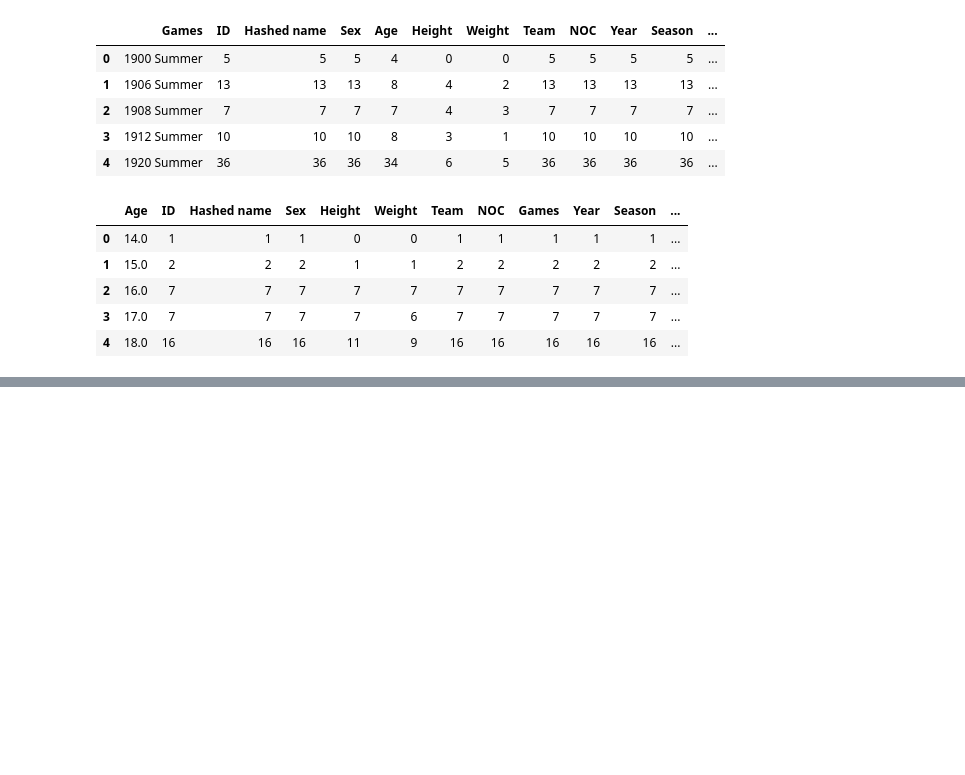
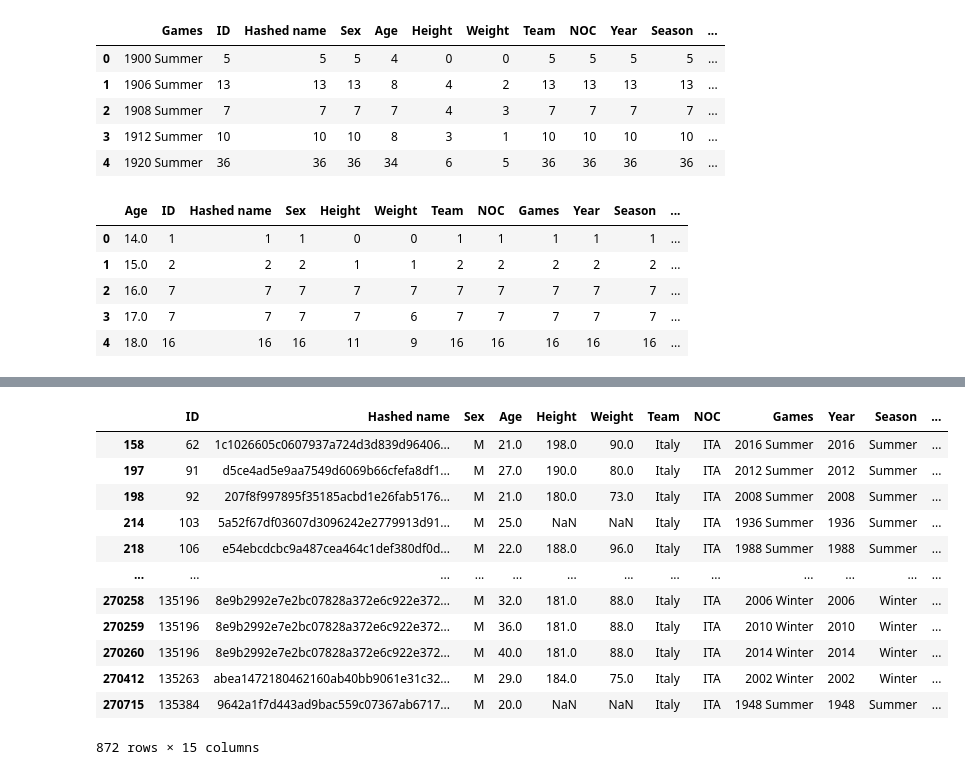
Before and after one commit to marcusbdtf/os-projekt-databehandling, a Jupyter notebook: 0-luk-uppgift.ipynb, the cells around one changed output, grey strips where cells are left out. Cells and saved outputs as stored; diff of their text form; code cells hidden in the pictures; blank space fills up the shorter version.

Commit message:
added df columns testing

```diff
--- a/0-luk-uppgift.ipynb
+++ b/0-luk-uppgift.ipynb
@@ -185 +185,17 @@ medals
 | 2 | Silver | 216 |
+# %%
+italy_df.iloc[: ,]
+# %% [output]
+|  | ID | Hashed name | Sex | Age | Height | Weight | Team | NOC | Games | Year | Season | ... |
+| 158 | 62 | 1c1026605c0607937a724d3d839d96406... | M | 21.0 | 198.0 | 90.0 | Italy | ITA | 2016 Summer | 2016 | Summer | ... |
+| 197 | 91 | d5ce4ad5e9aa7549d6069b66cfefa8df1... | M | 27.0 | 190.0 | 80.0 | Italy | ITA | 2012 Summer | 2012 | Summer | ... |
+| 198 | 92 | 207f8f997895f35185acbd1e26fab5176... | M | 21.0 | 180.0 | 73.0 | Italy | ITA | 2008 Summer | 2008 | Summer | ... |
+| 214 | 103 | 5a52f67df03607d3096242e2779913d91... | M | 25.0 | NaN | NaN | Italy | ITA | 1936 Summer | 1936 | Summer | ... |
+| 218 | 106 | e54ebcdcbc9a487cea464c1def380df0d... | M | 22.0 | 188.0 | 96.0 | Italy | ITA | 1988 Summer | 1988 | Summer | ... |
+| ... | ... | ... | ... | ... | ... | ... | ... | ... | ... | ... | ... | ... |
+| 270258 | 135196 | 8e9b2992e7e2bc07828a372e6c922e372... | M | 32.0 | 181.0 | 88.0 | Italy | ITA | 2006 Winter | 2006 | Winter | ... |
+| 270259 | 135196 | 8e9b2992e7e2bc07828a372e6c922e372... | M | 36.0 | 181.0 | 88.0 | Italy | ITA | 2010 Winter | 2010 | Winter | ... |
+| 270260 | 135196 | 8e9b2992e7e2bc07828a372e6c922e372... | M | 40.0 | 181.0 | 88.0 | Italy | ITA | 2014 Winter | 2014 | Winter | ... |
+| 270412 | 135263 | abea1472180462160ab40bb9061e31c32... | M | 29.0 | 184.0 | 75.0 | Italy | ITA | 2002 Winter | 2002 | Winter | ... |
+| 270715 | 135384 | 9642a1f7d443ad9bac559c07367ab6717... | M | 20.0 | NaN | NaN | Italy | ITA | 1948 Summer | 1948 | Summer | ... |
+872 rows × 15 columns
```
Also changed, not shown: parts of 1 cell of this notebook.
